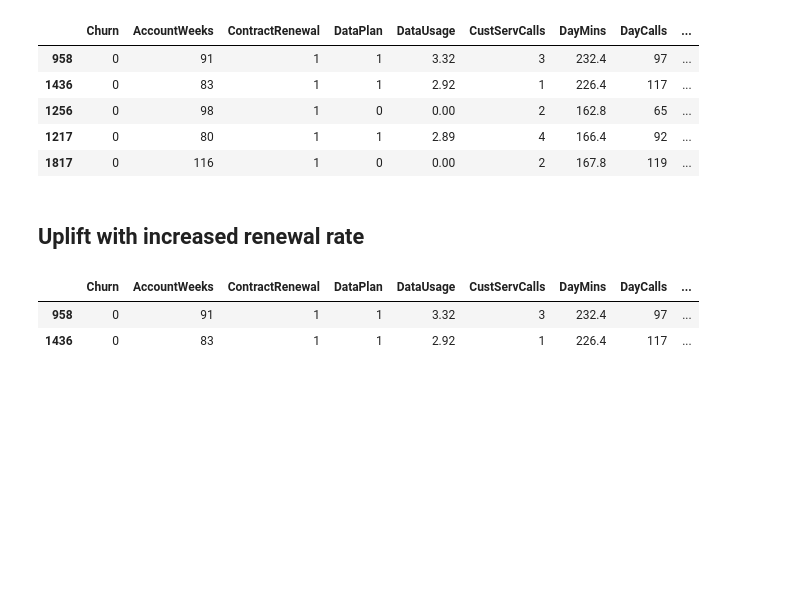
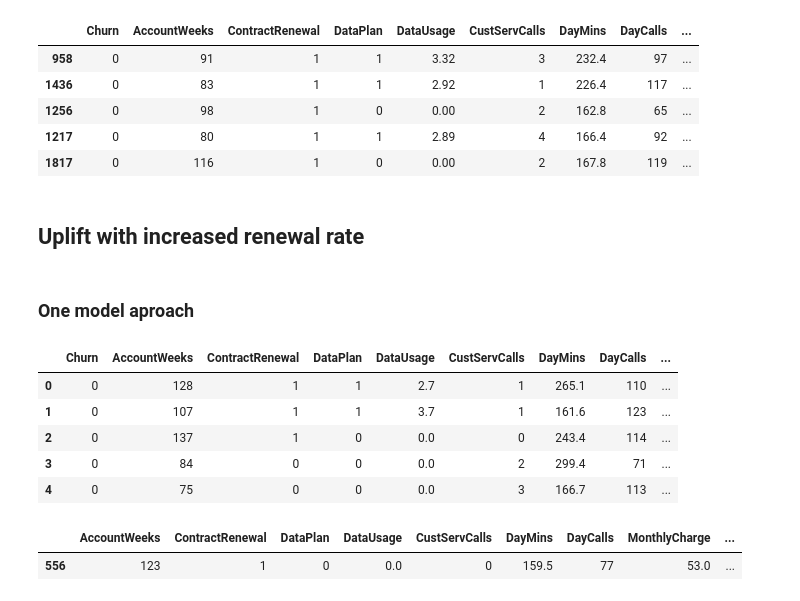
Before and after one commit to CarJung/Churn_exploration, a Jupyter notebook: Uplift_model.ipynb, the cells around one changed output. Cells and saved outputs as stored; diff of their text form; code cells hidden in the pictures; blank space fills up the shorter version.

```diff
--- a/Uplift_model.ipynb
+++ b/Uplift_model.ipynb
@@ -75,10 +74,32 @@ fabricated.head()
 | 1817 | 0 | 116 | 1 | 0 | 0.00 | 2 | 167.8 | 119 | ... |
 # %% [markdown]
 ## Uplift  with increased renewal rate
+# %% [markdown]
+### One model aproach
 # %%
-data.head(2) # original data
-fabricated.head(2) # fabricated data after supposed campiang increasing renewal rate
+data['campaing'] = 0 # original data
+fabricated['campaing'] = 1 # fabricated data after supposed campiang increasing renewal rate
+
+merged_data = pd.concat([data, fabricated], axis=0)
+merged_data.head()
 # %% [output]
 |  | Churn | AccountWeeks | ContractRenewal | DataPlan | DataUsage | CustServCalls | DayMins | DayCalls | ... |
-| 958 | 0 | 91 | 1 | 1 | 3.32 | 3 | 232.4 | 97 | ... |
-| 1436 | 0 | 83 | 1 | 1 | 2.92 | 1 | 226.4 | 117 | ... |
+| 0 | 0 | 128 | 1 | 1 | 2.7 | 1 | 265.1 | 110 | ... |
+| 1 | 0 | 107 | 1 | 1 | 3.7 | 1 | 161.6 | 123 | ... |
+| 2 | 0 | 137 | 1 | 0 | 0.0 | 0 | 243.4 | 114 | ... |
+| 3 | 0 | 84 | 0 | 0 | 0.0 | 2 | 299.4 | 71 | ... |
+| 4 | 0 | 75 | 0 | 0 | 0.0 | 3 | 166.7 | 113 | ... |
+# %%
+# ct = ColumnTransformer([
+#     ('binary data', OneHotEncoder(), [2,3]),
+#     ('standard', StandardScaler(), [1,4,5,6,7,8,9,10])],
+#     remainder = 'passthrough')
+
+# merged_data =  ct.fit_transform(merged_data)
+
+X_train, X_test, y_train, y_test = train_test_split(merged_data.iloc[:,1:],merged_data.Churn, test_size=0.2, random_state=42)
+X_train, X_valid, y_train, y_valid = train_test_split(X_train,y_train, test_size=0.2, random_state=42)
+X_train[:1]
+# %% [output]
+|  | AccountWeeks | ContractRenewal | DataPlan | DataUsage | CustServCalls | DayMins | DayCalls | MonthlyCharge | ... |
+| 556 | 123 | 1 | 0 | 0.0 | 0 | 159.5 | 77 | 53.0 | ... |
```
Also changed, not shown: parts of 9 cells of this notebook, 1 other file.
